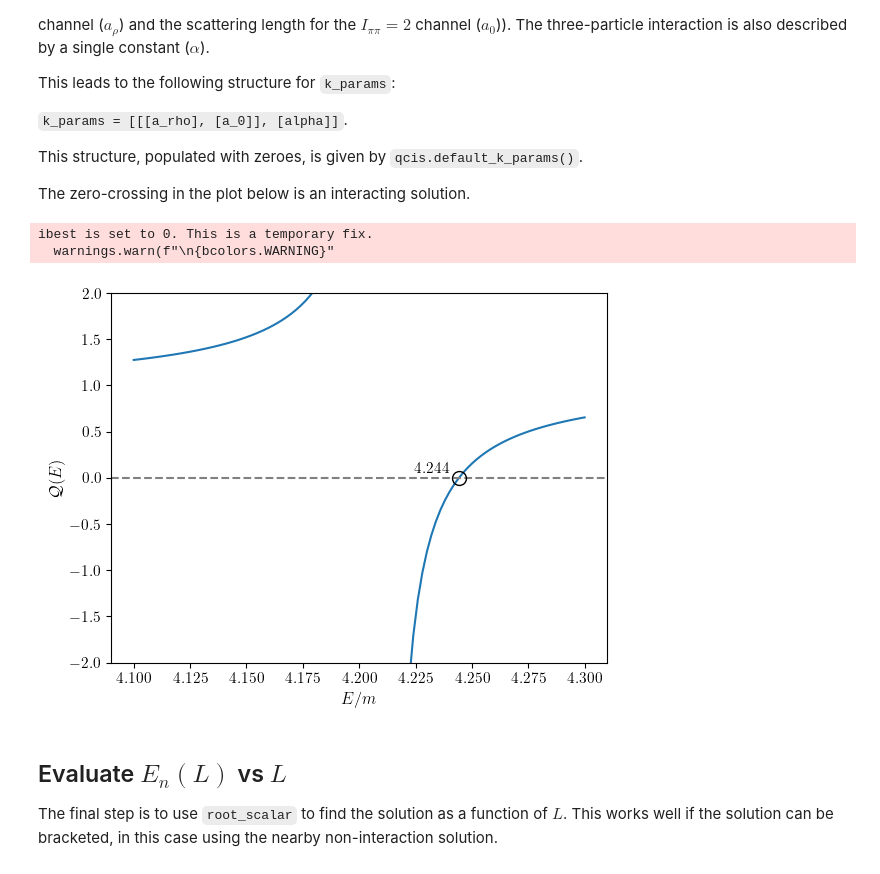
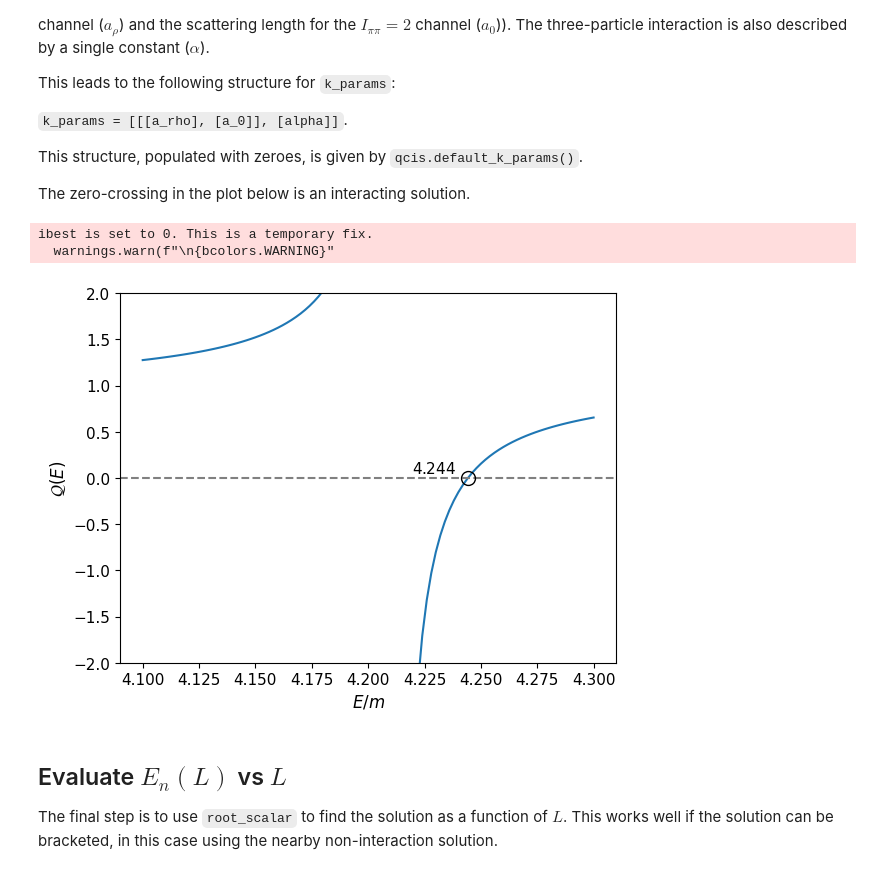
Before and after one commit to mthansen/ampyl, a Jupyter notebook: tutorials/tutorial_rho_pi.ipynb, the cells around one changed output. Drawn from its saved outputs; the diff is of its cells as text; code cells hidden in the pictures.

```diff
--- a/tutorials/tutorial_rho_pi.ipynb
+++ b/tutorials/tutorial_rho_pi.ipynb
@@ -5,7 +5,6 @@
 import numpy as np
 import ampyl
 import matplotlib.pyplot as plt
-plt.rc('text', usetex=True)
 from scipy.optimize import root_scalar
 # %% [markdown]
 ## Construct the $\rho \pi$ index space
@@ -62,35 +61,35 @@ The zero-crossing in the plot below is an interacting solution.
 # %%
 k_params = [[[0.05], [0.05]], [0.0]]
 qc = ampyl.QC(qcis=qcis)
 L = 5.0
 E_vals = np.arange(4.1, 4.3, 0.002)
 qc_vals = []
 
 project = True
 irrep = ('A1PLUS', 0)
 qc_dict = {'k_params': k_params, 'project': project, 'irrep': irrep}
 
 for E in E_vals:
     qc_tmp = qc.get_value(E=E, L=L, qc_dict=qc_dict)
     qc_vals = qc_vals+[qc_tmp]
 qc_vals = np.array(qc_vals)
 root = root_scalar(qc.get_value, args=(L, qc_dict), bracket=[4.225, 4.275]).root
 
 qc_vals[np.abs(qc_vals) > 3.0] = np.nan
 plt.plot(E_vals, qc_vals)
 plt.axhline(y=0, color='0.5', linestyle='--')
 plt.xticks(fontsize=11)
 plt.yticks(fontsize=11)
 plt.xlabel(r'$E/m$', fontsize=12)
 plt.ylabel(r'${\cal Q}(E)$', fontsize=12)
 plt.plot(root, 0, 'o', markersize=10, markeredgecolor='k', markerfacecolor='none')
-plt.text(root-0.02, 0.05, f'${root:.3f}$', fontsize=11)
+plt.text(root-0.025, 0.05, f'${root:.3f}$', fontsize=11)
 plt.ylim(-2., 2.)
 plt.show()
 # %% [output]
 ibest is set to 0. This is a temporary fix.
   warnings.warn(f"\n{bcolors.WARNING}"
-[figure, old version]
+[figure, new version]
 # %% [markdown]
 ## Evaluate $E_n(L)$ vs $L$
 
```
Also changed, not shown: parts of 2 cells of this notebook.
